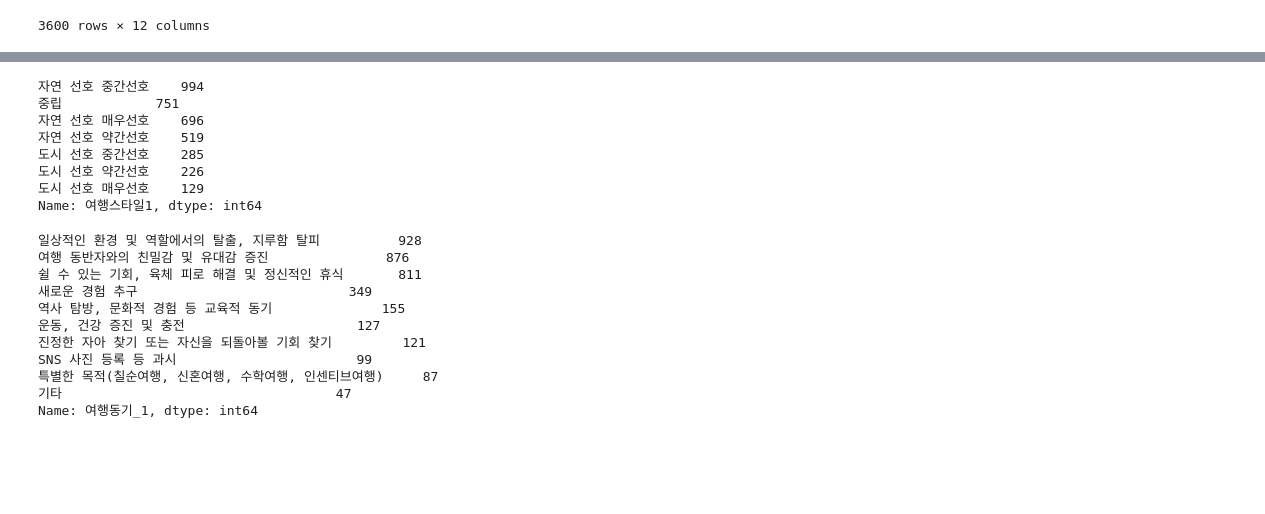
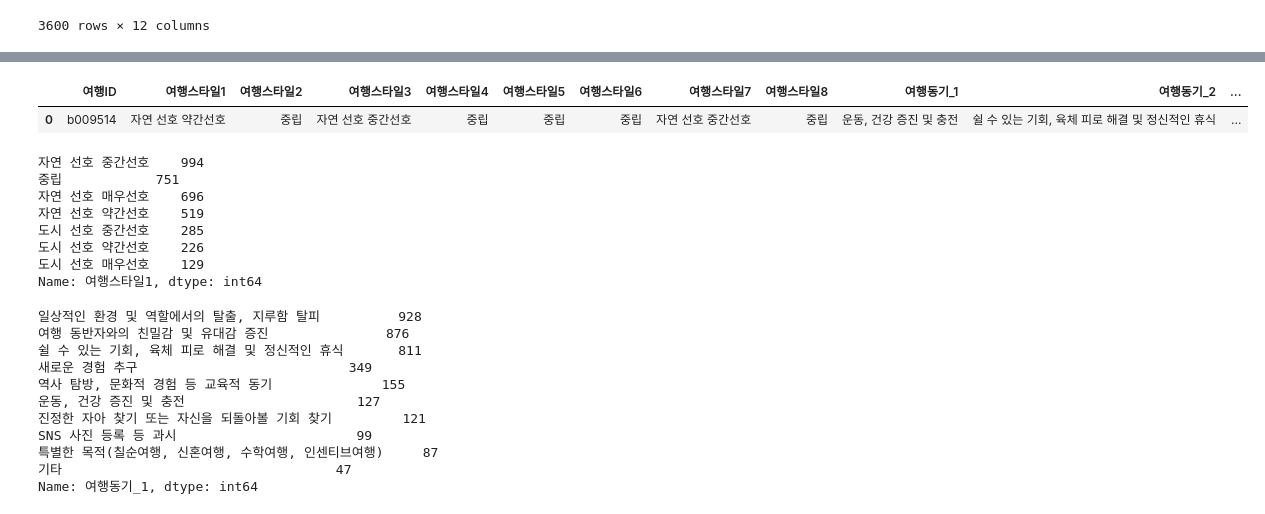
Before and after one commit to ssoom98/where2go, a Jupyter notebook: choi/preprocessing/가설검증전처리.ipynb, the cells around one changed output, grey strips where cells are left out. Drawn from its saved outputs; the diff is of its cells as text; code cells hidden in the pictures; blank space fills up the shorter version.

```diff
--- a/choi/preprocessing/가설검증전처리.ipynb
+++ b/choi/preprocessing/가설검증전처리.ipynb
@@ -150,3 +158,8 @@ cons_his_df[cons_his_df["여행ID"]=="b_b015795"]
+# %%
+trav_mas_df[trav_mas_df['여행ID']=='b009514']
+# %% [output]
+|  | 여행ID | 여행스타일1 | 여행스타일2 | 여행스타일3 | 여행스타일4 | 여행스타일5 | 여행스타일6 | 여행스타일7 | 여행스타일8 | 여행동기_1 | 여행동기_2 | ... |
+| 0 | b009514 | 자연 선호 약간선호 | 중립 | 자연 선호 중간선호 | 중립 | 중립 | 중립 | 자연 선호 중간선호 | 중립 | 운동, 건강 증진 및 충전 | 쉴 수 있는 기회, 육체 피로 해결 및 정신적인 휴식 | ... |
 # %%
 trav_mas_df["여행스타일1"].value_counts(dropna=False)
 # %% [output]
```
Also changed, not shown: parts of 4 cells of this notebook, 1 other file.
